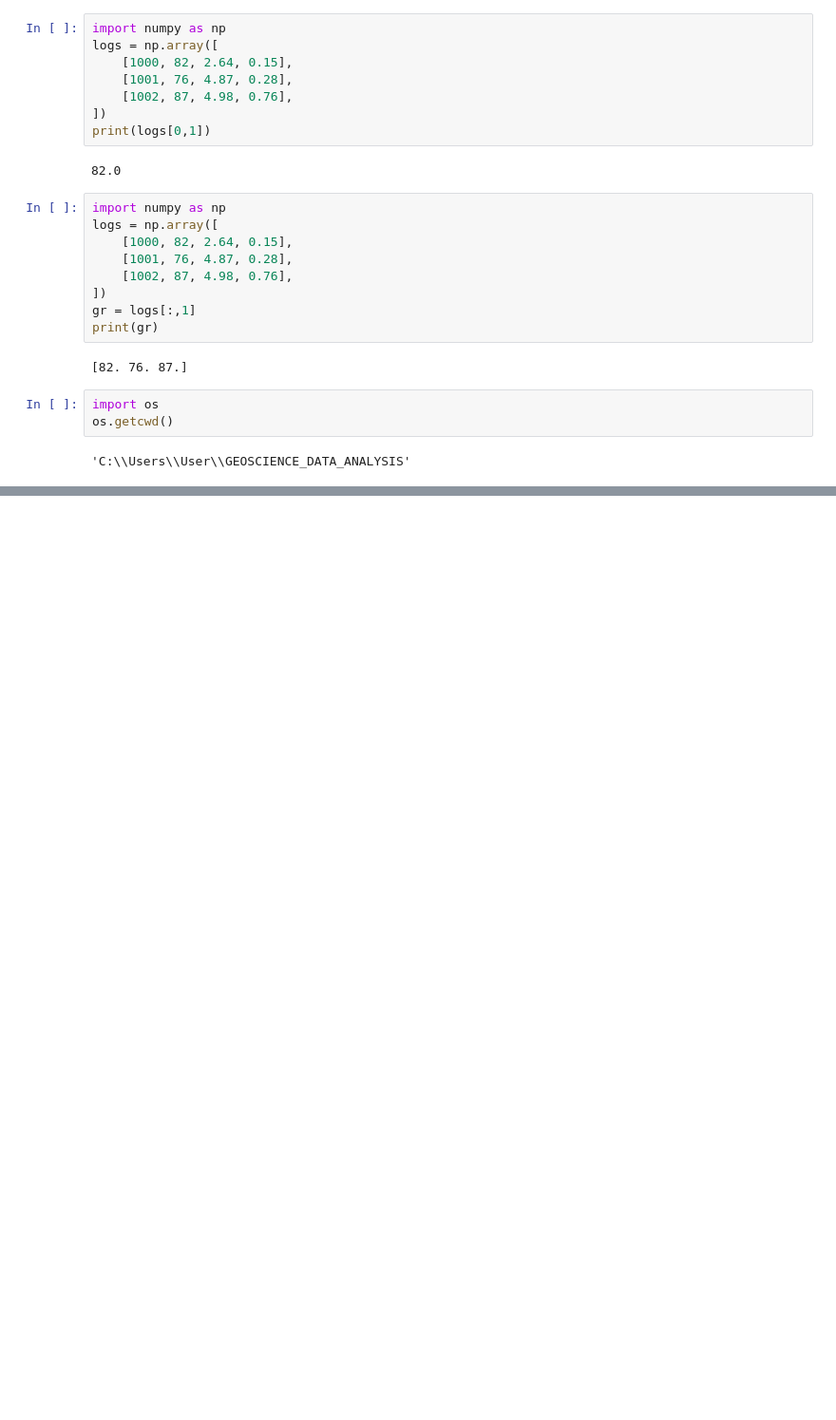
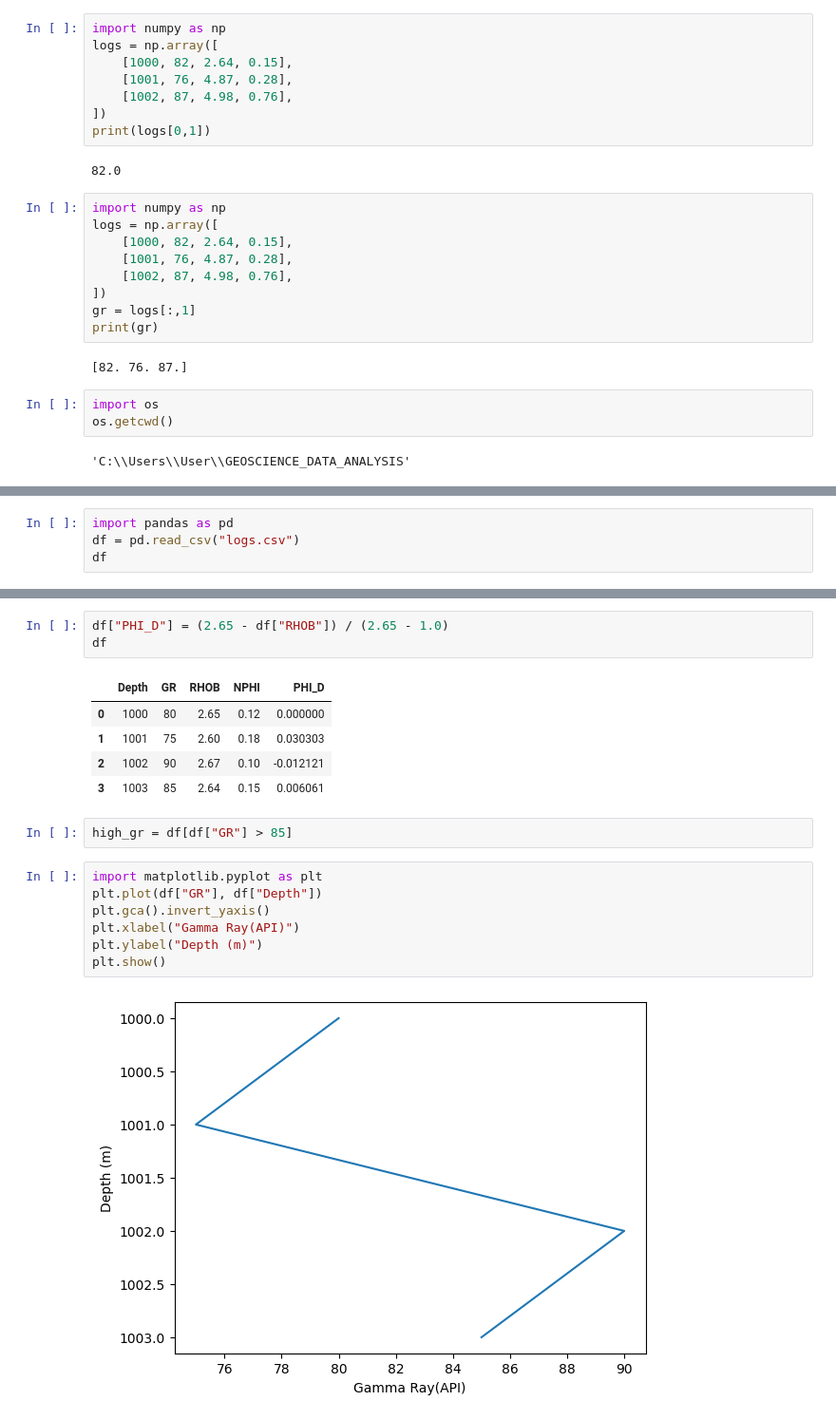
Before and after one commit to Geobellz22/GEOSCIENCE_DATA_ANALYSIS, a Jupyter notebook: Untitled.ipynb, the cells around one changed output, grey strips where cells are left out. Shown: that part at 95% size. Drawn from its saved outputs; the diff is of its cells as text; blank space fills up the shorter version.

```diff
--- a/Untitled.ipynb
+++ b/Untitled.ipynb
@@ -84,0 +126,4 @@ os.getcwd()
+# %%
+import pandas as pd
+df = pd.read_csv("logs.csv")
+df
@@ -84,0 +136,20 @@ os.getcwd()
+# %%
+df["PHI_D"] = (2.65 - df["RHOB"]) / (2.65 - 1.0)
+df
+# %% [output]
+|  | Depth | GR | RHOB | NPHI | PHI_D |
+| 0 | 1000 | 80 | 2.65 | 0.12 | 0.000000 |
+| 1 | 1001 | 75 | 2.60 | 0.18 | 0.030303 |
+| 2 | 1002 | 90 | 2.67 | 0.10 | -0.012121 |
+| 3 | 1003 | 85 | 2.64 | 0.15 | 0.006061 |
+# %%
+high_gr = df[df["GR"] > 85]
+# %%
+import matplotlib.pyplot as plt
+plt.plot(df["GR"], df["Depth"])
+plt.gca().invert_yaxis()
+plt.xlabel("Gamma Ray(API)")
+plt.ylabel("Depth (m)")
+plt.show()
+# %% [output]
+[figure, added]
```
Also changed, not shown: parts of 5 cells of this notebook, 3 other files.
